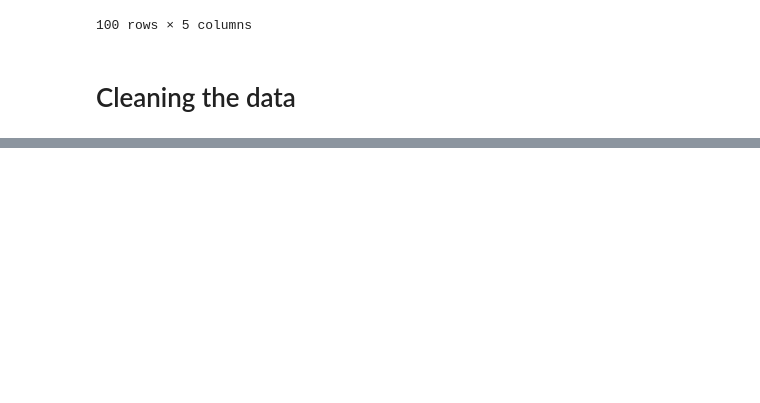
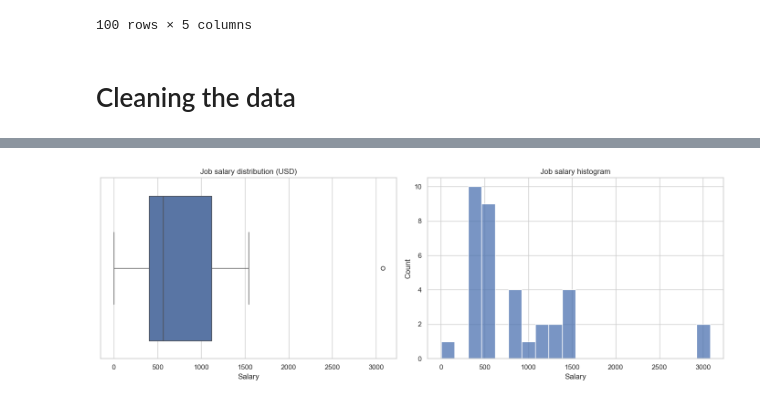
Before and after one commit to Khojayev12/udea-3-data-science-final, a Jupyter notebook: main.ipynb, the cells around one changed output, grey strips where cells are left out. Saved outputs shown, nothing was run; the diff lists cells and outputs as text; code cells hidden in the pictures; blank space fills up the shorter version.

```diff
--- a/main.ipynb
+++ b/main.ipynb
@@ -302,0 +447,11 @@ using autocomplete
+# %%
+# Salary distribution (USD after tax) to see typical offers and outliers
+hh_salary = hh_clean.dropna(subset=['Salary'])
+fig, axes = plt.subplots(1, 2, figsize=(14, 5))
+sns.boxplot(data=hh_salary, x='Salary', ax=axes[0])  # median/whiskers show typical salary range
+axes[0].set_title('Job salary distribution (USD)')
+sns.histplot(hh_salary['Salary'], bins=20, ax=axes[1])  # histogram to assess skew and gaps
+axes[1].set_title('Job salary histogram')
+plt.tight_layout()
+# %% [output]
+[figure, added]
```
Also changed, not shown: parts of 18 cells of this notebook, 10 other files.
